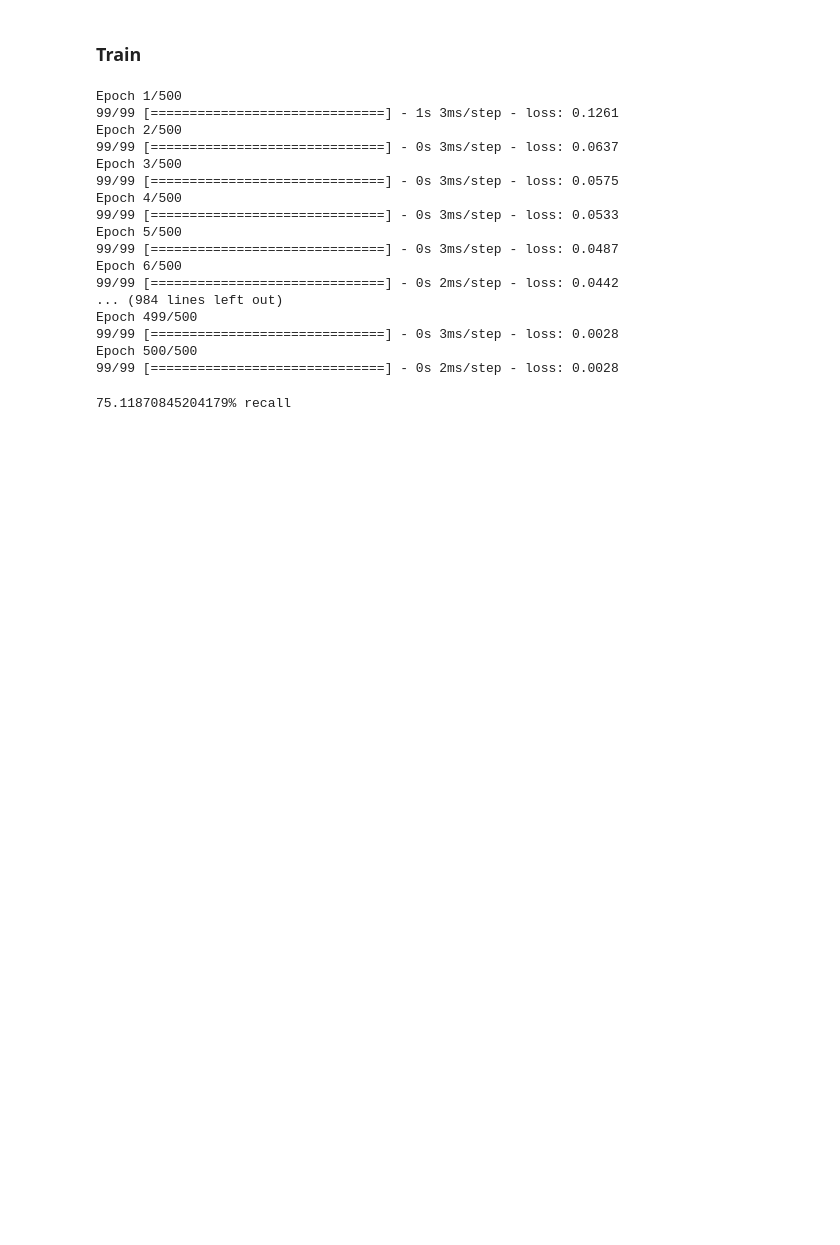
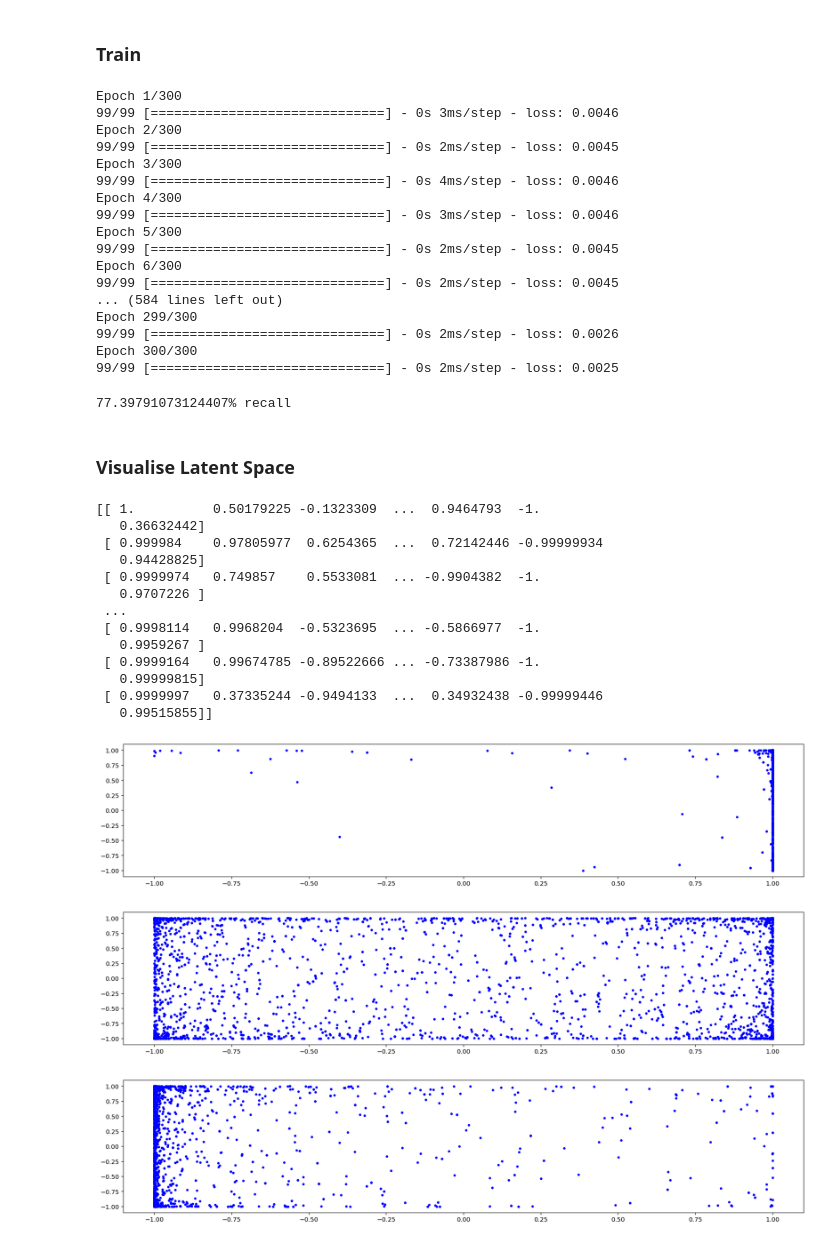
Before and after one commit to pigatron-industries/xen_machinelearning, a Jupyter notebook: python/train_autoencoder.ipynb, the cells around one changed output. Cells and saved outputs as stored; diff of their text form; code cells hidden in the pictures; blank space fills up the shorter version.

Commit message:
working variational autoencoder

```diff
--- a/python/train_autoencoder.ipynb
+++ b/python/train_autoencoder.ipynb
@@ -72,29 +69,29 @@ To enable them in other operations, rebuild TensorFlow with the appropriate comp
 # %%
 
 
-autoencoder.train(dataset.sequences, epochs = 500)
+autoencoder.train(dataset.sequences, epochs = 300)
 # %% [output]
-Epoch 1/500
-99/99 [==============================] - 1s 3ms/step - loss: 0.1261
-Epoch 2/500
-99/99 [==============================] - 0s 3ms/step - loss: 0.0637
-Epoch 3/500
-99/99 [==============================] - 0s 3ms/step - loss: 0.0575
-Epoch 4/500
-99/99 [==============================] - 0s 3ms/step - loss: 0.0533
-Epoch 5/500
-99/99 [==============================] - 0s 3ms/step - loss: 0.0487
-Epoch 6/500
-99/99 [==============================] - 0s 2ms/step - loss: 0.0442
-... (984 lines left out)
-Epoch 499/500
-99/99 [==============================] - 0s 3ms/step - loss: 0.0028
-Epoch 500/500
-99/99 [==============================] - 0s 2ms/step - loss: 0.0028
+Epoch 1/300
+99/99 [==============================] - 0s 3ms/step - loss: 0.0046
+Epoch 2/300
+99/99 [==============================] - 0s 2ms/step - loss: 0.0045
+Epoch 3/300
+99/99 [==============================] - 0s 4ms/step - loss: 0.0046
+Epoch 4/300
+99/99 [==============================] - 0s 3ms/step - loss: 0.0046
+Epoch 5/300
+99/99 [==============================] - 0s 2ms/step - loss: 0.0045
+Epoch 6/300
+99/99 [==============================] - 0s 2ms/step - loss: 0.0045
+... (584 lines left out)
+Epoch 299/300
+99/99 [==============================] - 0s 2ms/step - loss: 0.0026
+Epoch 300/300
+99/99 [==============================] - 0s 2ms/step - loss: 0.0025
 # %%
 
 
-def measureRecall(indata, outdata):
+def countMatches(indata, outdata):
     matches = 0
     for i in range(0, len(indata)):
         insequence = indata[i]
@@ -111,10 +108,44 @@ def measureRecall(indata, outdata):
 
 output = autoencoder.predict(dataset.sequences)
 
-matches = measureRecall(dataset.sequences, output)
+matches = countMatches(dataset.sequences, output)
 print(f'{matches/len(dataset.sequences)*100}% recall')
 # %% [output]
-75.11870845204179% recall
+77.39791073124407% recall
+# %% [markdown]
+### Visualise Latent Space
+# %%
+latentdata = autoencoder.encode(dataset.sequences)
+print(latentdata)
+
+plt.figure(figsize=(20, 4))
+plt.scatter(latentdata[:,0], latentdata[:,1], color='b', marker='.')
+plt.show()
+
+plt.figure(figsize=(20, 4))
+plt.scatter(latentdata[:,2], latentdata[:,3], color='b', marker='.')
+plt.show()
+
+plt.figure(figsize=(20, 4))
+plt.scatter(latentdata[:,4], latentdata[:,5], color='b', marker='.')
+plt.show()
+# %% [output]
+[[ 1.          0.50179225 -0.1323309  ...  0.9464793  -1.
+   0.36632442]
+ [ 0.999984    0.97805977  0.6254365  ...  0.72142446 -0.99999934
+   0.94428825]
+ [ 0.9999974   0.749857    0.5533081  ... -0.9904382  -1.
+   0.9707226 ]
+ ...
+ [ 0.9998114   0.9968204  -0.5323695  ... -0.5866977  -1.
+   0.9959267 ]
+ [ 0.9999164   0.99674785 -0.89522666 ... -0.73387986 -1.
+   0.99999815]
+ [ 0.9999997   0.37335244 -0.9494133  ...  0.34932438 -0.99999446
+   0.99515855]]
+[figure, added]
+[figure, added]
+[figure, added]
 # %%
 index = 13
 
```
Also changed, not shown: parts of 2 cells of this notebook, 4 other files.
